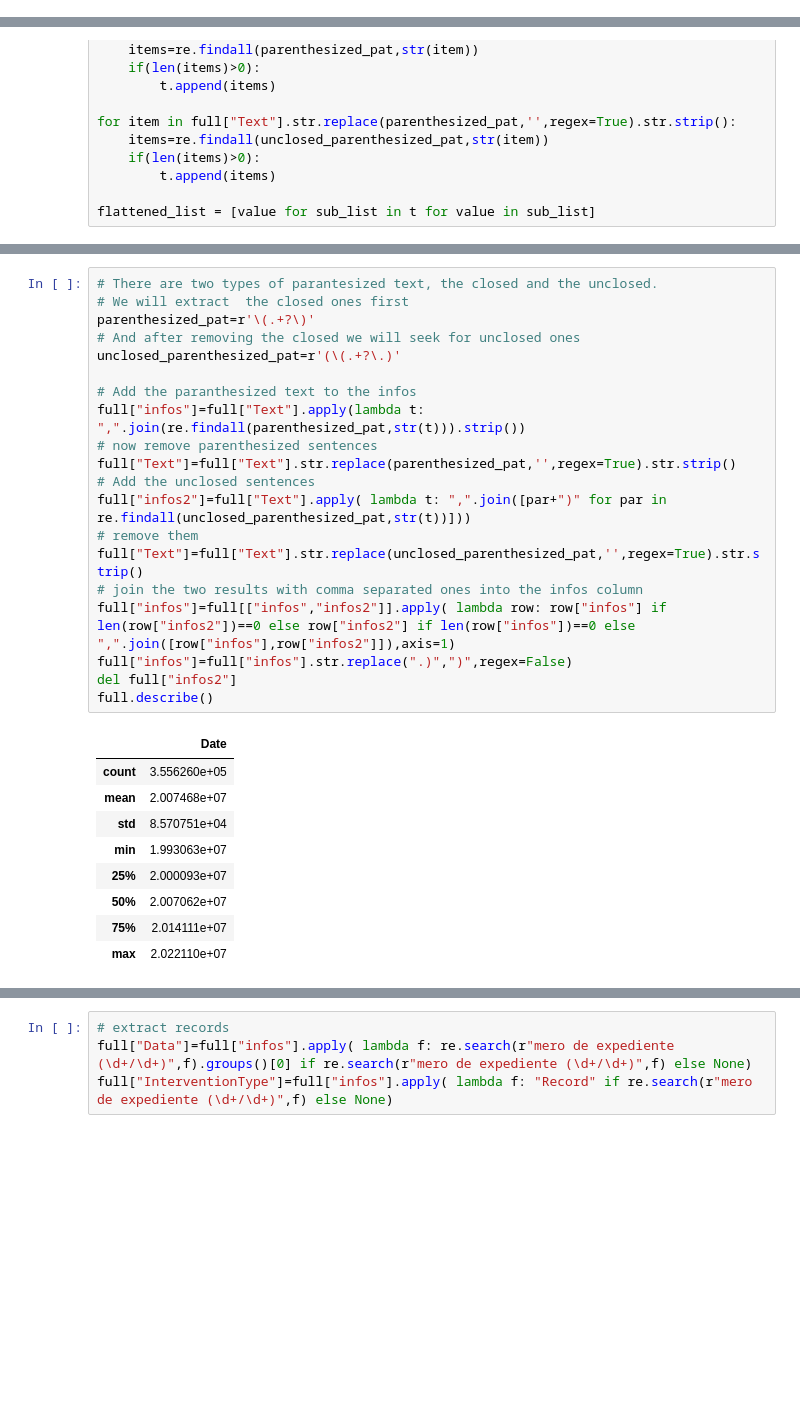
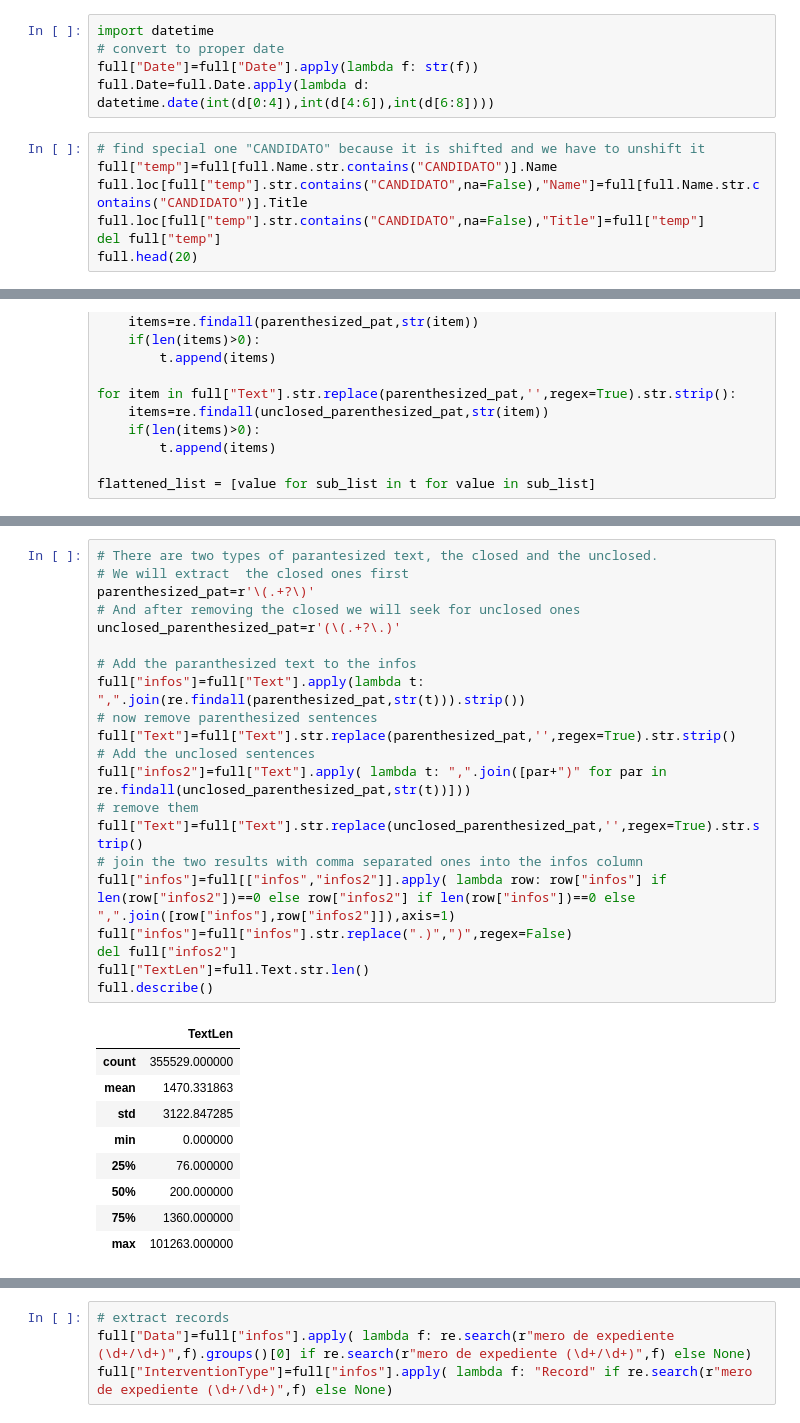
Before and after one commit to jmservera/debate, a Jupyter notebook: 03-Prepare-Data.ipynb, the cells around one changed output, grey strips where cells are left out. Cells and saved outputs as stored; diff of their text form; blank space fills up the shorter version.

```diff
--- a/03-Prepare-Data.ipynb
+++ b/03-Prepare-Data.ipynb
@@ -30,3 +30,15 @@ full[full.Title.notnull()].head()
 | 102 | CUNILLERA I MESTRES | Muchas gracias, señor Azpiazu. Ti... | 20080626 | IX | VICEPRESIDENTA |
 | 104 | CUNILLERA I MESTRES | Señor Sánchez i Llibre, por favor | 20080626 | IX | VICEPRESIDENTA |
 | 106 | CUNILLERA I MESTRES | Gracias a usted, señor Sánchez. T... | 20080626 | IX | VICEPRESIDENTA |
+# %%
+import datetime
+# convert to proper date
+full["Date"]=full["Date"].apply(lambda f: str(f))
+full.Date=full.Date.apply(lambda d: datetime.date(int(d[0:4]),int(d[4:6]),int(d[6:8])))
+# %%
+# find special one "CANDIDATO" because it is shifted and we have to unshift it
+full["temp"]=full[full.Name.str.contains("CANDIDATO")].Name
+full.loc[full["temp"].str.contains("CANDIDATO",na=False),"Name"]=full[full.Name.str.contains("CANDIDATO")].Title
+full.loc[full["temp"].str.contains("CANDIDATO",na=False),"Title"]=full["temp"]
+del full["temp"]
+full.head(20)
@@ -110,30 +141,31 @@ parens.groupby("Text").size().reset_index().sort_values(0,ascending=False).iloc[
 # %%
 # There are two types of parantesized text, the closed and the unclosed.
 # We will extract  the closed ones first
 parenthesized_pat=r'\(.+?\)'
 # And after removing the closed we will seek for unclosed ones
 unclosed_parenthesized_pat=r'(\(.+?\.)'
 
 # Add the paranthesized text to the infos
 full["infos"]=full["Text"].apply(lambda t: ",".join(re.findall(parenthesized_pat,str(t))).strip())
 # now remove parenthesized sentences
 full["Text"]=full["Text"].str.replace(parenthesized_pat,'',regex=True).str.strip()
 # Add the unclosed sentences
 full["infos2"]=full["Text"].apply( lambda t: ",".join([par+")" for par in re.findall(unclosed_parenthesized_pat,str(t))]))
 # remove them
 full["Text"]=full["Text"].str.replace(unclosed_parenthesized_pat,'',regex=True).str.strip()
 # join the two results with comma separated ones into the infos column
 full["infos"]=full[["infos","infos2"]].apply( lambda row: row["infos"] if len(row["infos2"])==0 else row["infos2"] if len(row["infos"])==0 else ",".join([row["infos"],row["infos2"]]),axis=1)
 full["infos"]=full["infos"].str.replace(".)",")",regex=False)
 del full["infos2"]
+full["TextLen"]=full.Text.str.len()
 full.describe()
 # %% [output]
-|  | Date |
-| count | 3.556260e+05 |
-| mean | 2.007468e+07 |
-| std | 8.570751e+04 |
-| min | 1.993063e+07 |
-| 25% | 2.000093e+07 |
-| 50% | 2.007062e+07 |
-| 75% | 2.014111e+07 |
-| max | 2.022110e+07 |
+|  | TextLen |
+| count | 355529.000000 |
+| mean | 1470.331863 |
+| std | 3122.847285 |
+| min | 0.000000 |
+| 25% | 76.000000 |
+| 50% | 200.000000 |
+| 75% | 1360.000000 |
+| max | 101263.000000 |
```
Also changed, not shown: parts of 8 cells of this notebook, 1 other file.
